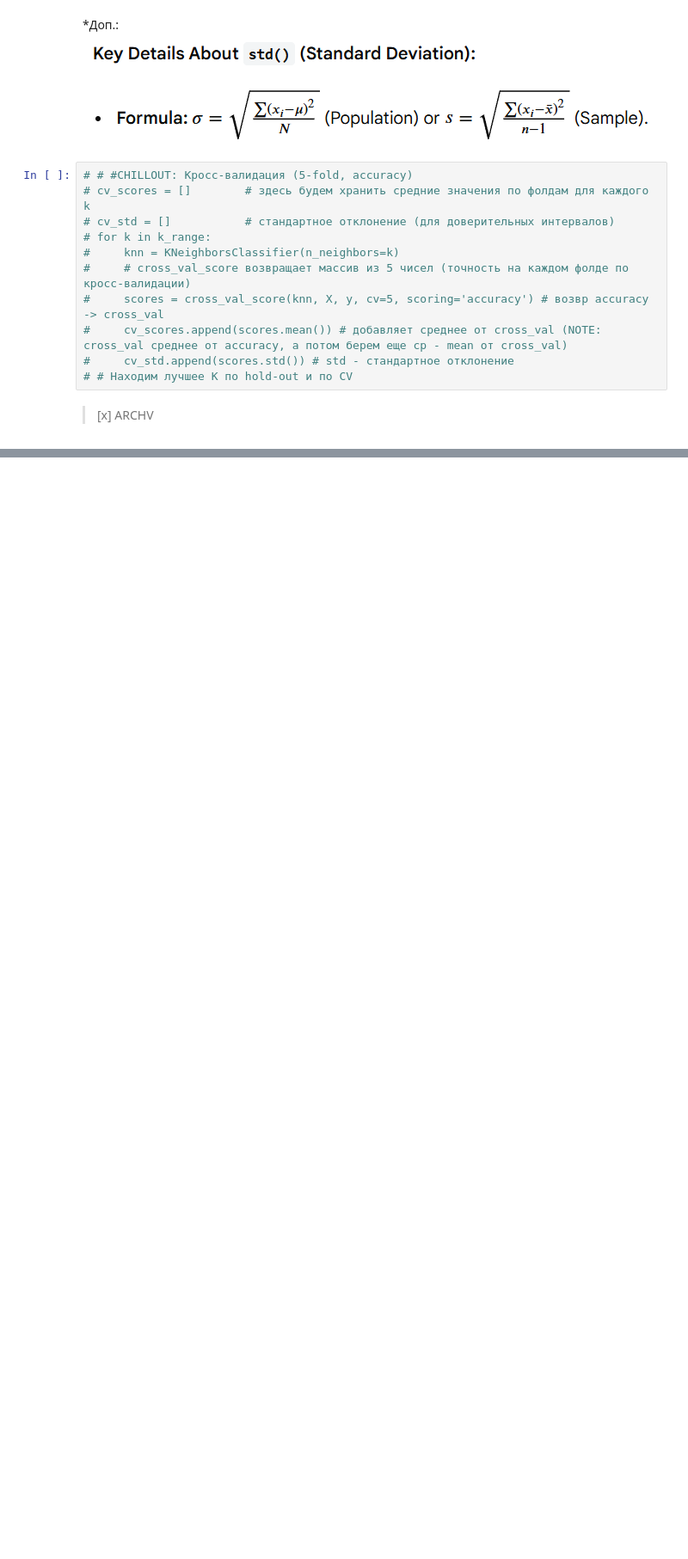
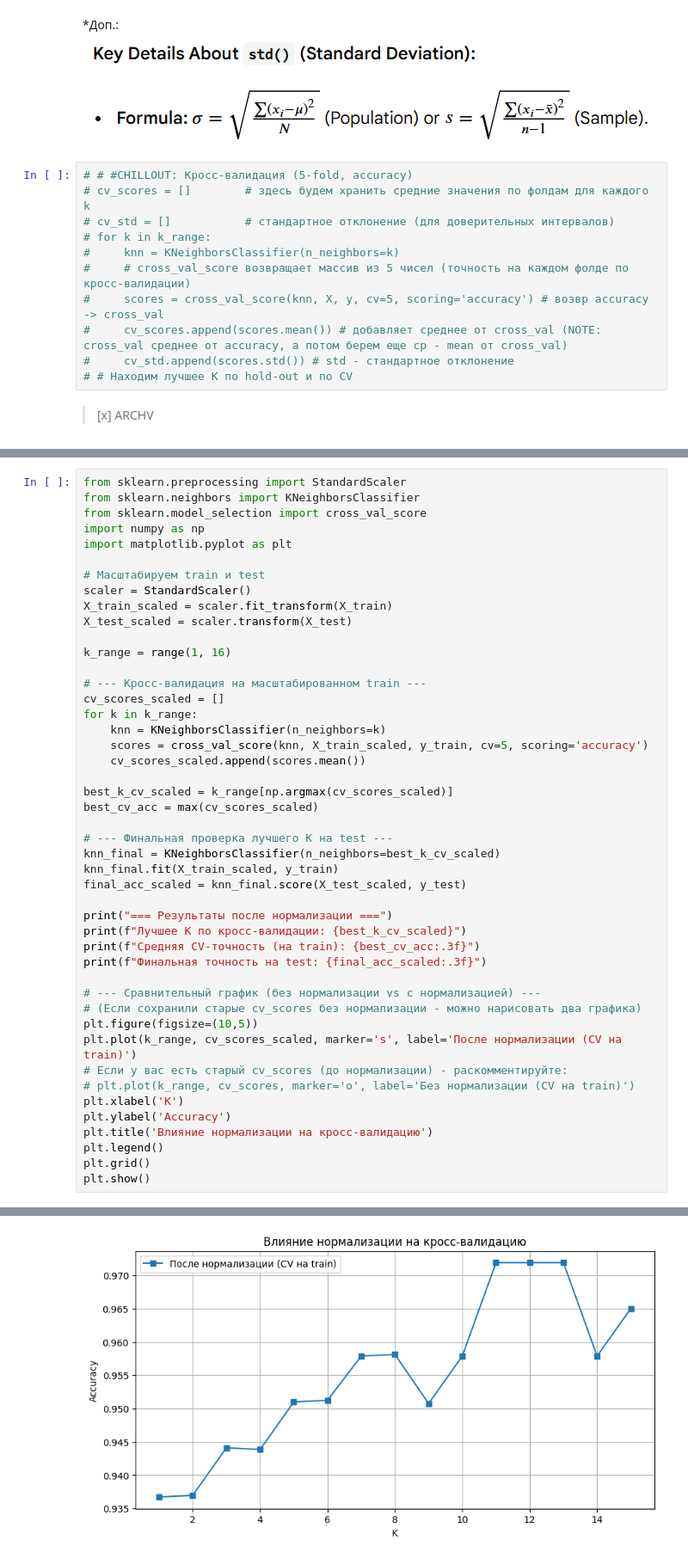
Before and after one commit to manifoldmind/Metric-Methods--Iris-Classifications, a Jupyter notebook: __sandbox.ipynb, the cells around one changed output, grey strips where cells are left out. Shown at 86% size. Saved outputs shown, nothing was run; the diff lists cells and outputs as text; blank space fills up the shorter version.

```diff
--- a/__sandbox.ipynb
+++ b/__sandbox.ipynb
@@ -616,0 +753,47 @@ $\text{Accuracy} = \frac{1}{n} \sum_{i=1}^{n} \mathbf{1}[\hat{y}_i = y_i]$
+# %%
+from sklearn.preprocessing import StandardScaler
+from sklearn.neighbors import KNeighborsClassifier
+from sklearn.model_selection import cross_val_score
+import numpy as np
+import matplotlib.pyplot as plt
+
+# Масштабируем train и test
+scaler = StandardScaler()
+X_train_scaled = scaler.fit_transform(X_train)
+X_test_scaled = scaler.transform(X_test)
+
+k_range = range(1, 16)
+
+# --- Кросс-валидация на масштабированном train ---
+cv_scores_scaled = []
+for k in k_range:
+    knn = KNeighborsClassifier(n_neighbors=k)
+    scores = cross_val_score(knn, X_train_scaled, y_train, cv=5, scoring='accuracy')
+    cv_scores_scaled.append(scores.mean())
+
+best_k_cv_scaled = k_range[np.argmax(cv_scores_scaled)]
+best_cv_acc = max(cv_scores_scaled)
+
+# --- Финальная проверка лучшего K на test ---
+knn_final = KNeighborsClassifier(n_neighbors=best_k_cv_scaled)
+knn_final.fit(X_train_scaled, y_train)
+final_acc_scaled = knn_final.score(X_test_scaled, y_test)
+
+print("=== Результаты после нормализации ===")
+print(f"Лучшее K по кросс-валидации: {best_k_cv_scaled}")
+print(f"Средняя CV-точность (на train): {best_cv_acc:.3f}")
+print(f"Финальная точность на test: {final_acc_scaled:.3f}")
+
+# --- Сравнительный график (без нормализации vs с нормализацией) ---
+# (Если сохранили старые cv_scores без нормализации - можно нарисовать два графика)
+plt.figure(figsize=(10,5))
+plt.plot(k_range, cv_scores_scaled, marker='s', label='После нормализации (CV на train)')
+# Если у вас есть старый cv_scores (до нормализации) - раскомментируйте:
+# plt.plot(k_range, cv_scores, marker='o', label='Без нормализации (CV на train)')
+plt.xlabel('K')
+plt.ylabel('Accuracy')
+plt.title('Влияние нормализации на кросс-валидацию')
+plt.legend()
+plt.grid()
+plt.show()
+# %% [output]
@@ -616,0 +804 @@ $\text{Accuracy} = \frac{1}{n} \sum_{i=1}^{n} \mathbf{1}[\hat{y}_i = y_i]$
+[figure, added]
```
Also changed, not shown: parts of 11 cells of this notebook, 3 other files.
